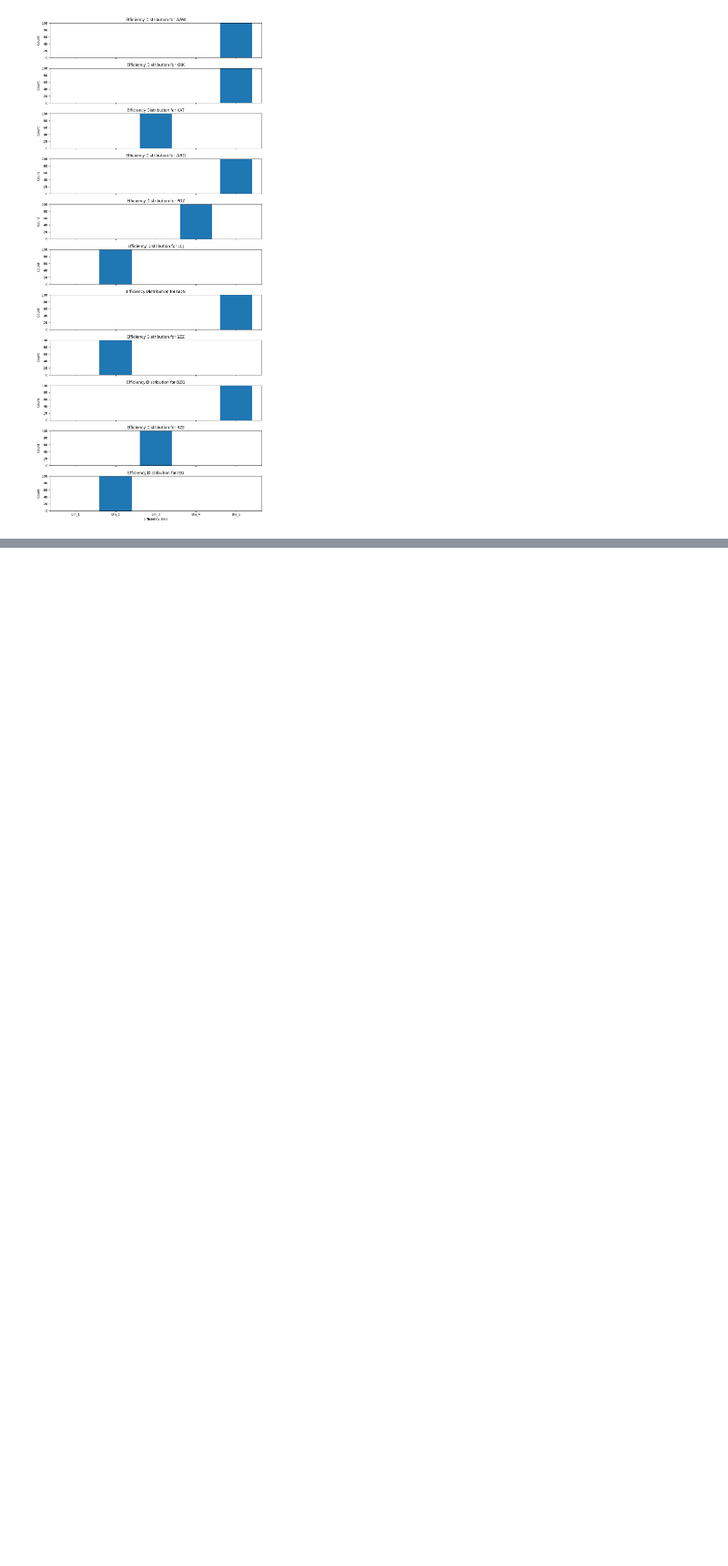
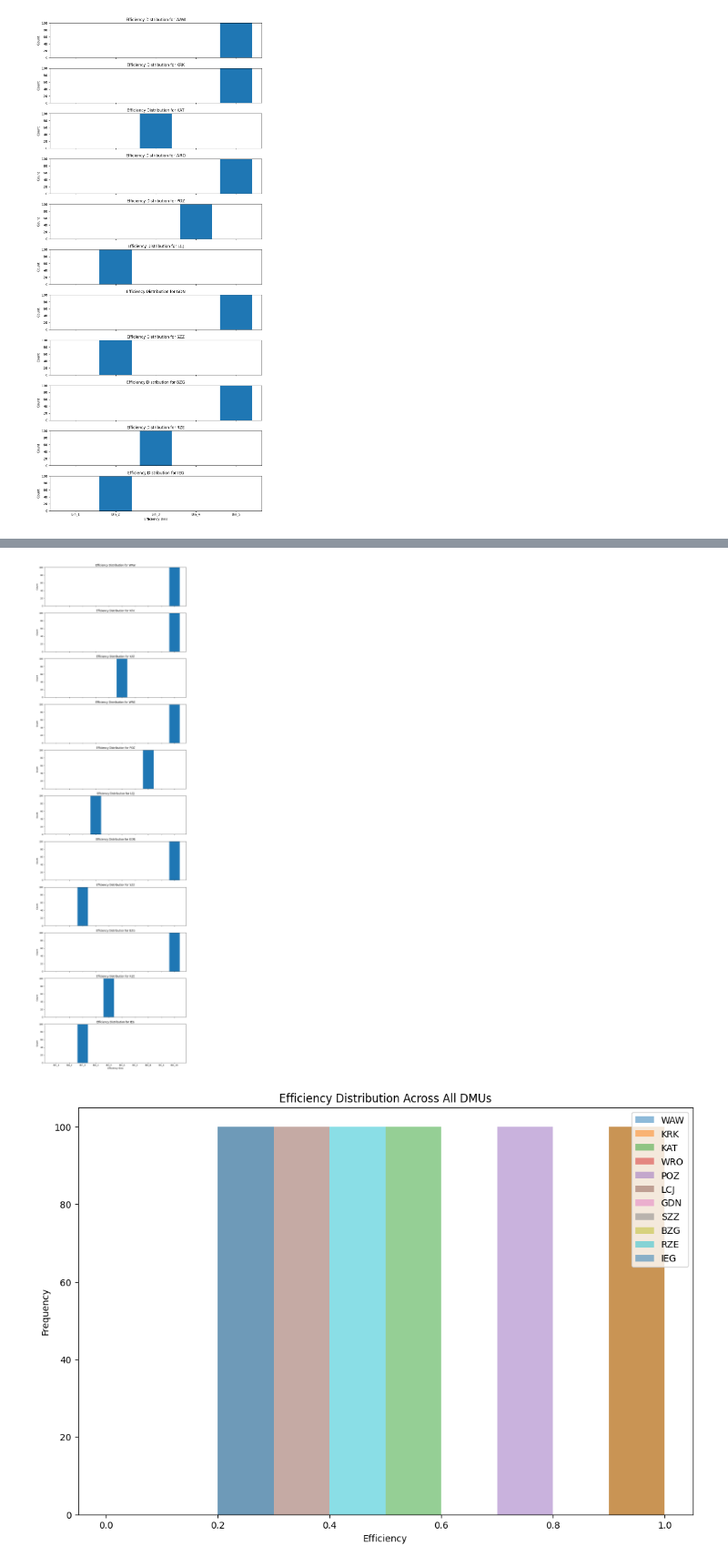
Before and after one commit to JoannaCi/ISWD_proj6, a Jupyter notebook: DEA_lab.ipynb, the cells around one changed output, grey strips where cells are left out. Shown: that part at 91% size. Drawn from its saved outputs; the diff is of its cells as text; code cells hidden in the pictures; blank space fills up the shorter version.

```diff
--- a/DEA_lab.ipynb
+++ b/DEA_lab.ipynb
@@ -229,3 +325,43 @@ BZG      0      0      0      0    100
 RZE      0      0    100      0      0
 IEG      0    100      0      0      0
 [figure]
+# %%
+# Display raw efficiencies for analysis
+for DMU, efficiencies in cross_efficiency_scores.items():
+    print(f"Efficiencies for {DMU}: {efficiencies}")
+
+# Create smaller bins for better visualization
+bins = np.linspace(0, 1, 11)
+efficiency_distributions = {DMU: np.histogram(cross_efficiency_scores[DMU], bins=bins)[0] for DMU in inputs.index}
+
+# Create DataFrame for distribution
+distribution_df = pd.DataFrame(efficiency_distributions).T
+distribution_df.columns = [f'Bin_{i}' for i in range(1, len(bins))]
+
+# Display the distribution
+print("Efficiency Distribution for Each DMU:")
+print(distribution_df)
+
+# Plot the distributions for each DMU
+fig, axs = plt.subplots(len(inputs.index), 1, figsize=(10, len(inputs.index)*3), sharex=True)
+
+for idx, DMU in enumerate(inputs.index):
+    axs[idx].bar(distribution_df.columns, distribution_df.loc[DMU])
+    axs[idx].set_title(f'Efficiency Distribution for {DMU}')
+    axs[idx].set_ylabel('Count')
+    axs[idx].set_ylim(0, max(distribution_df.max()))
+
+plt.xlabel('Efficiency Bins')
+plt.tight_layout()
+plt.show()
+
+# Combined histogram for all DMUs
+plt.figure(figsize=(12, 8))
+for DMU, efficiencies in cross_efficiency_scores.items():
+    plt.hist(efficiencies, bins=bins, alpha=0.5, label=DMU)
+plt.xlabel('Efficiency')
+plt.ylabel('Frequency')
+plt.title('Efficiency Distribution Across All DMUs')
+plt.legend(loc='upper right')
+plt.show()
+# %% [output]
@@ -231,0 +385,2 @@ IEG      0    100      0      0      0
+[figure, added]
+[figure, added]
```
Also changed, not shown: parts of 4 cells of this notebook, 1 other file.
